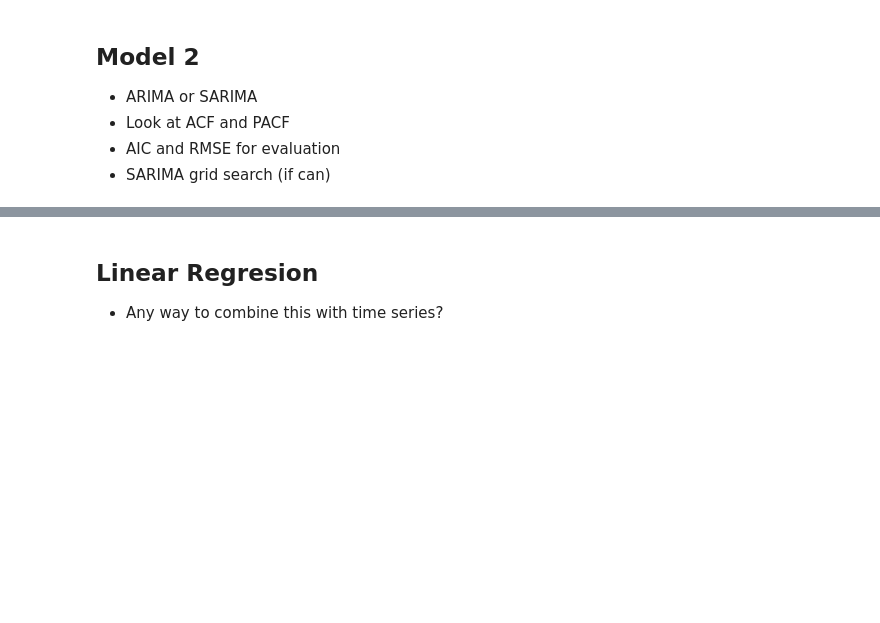
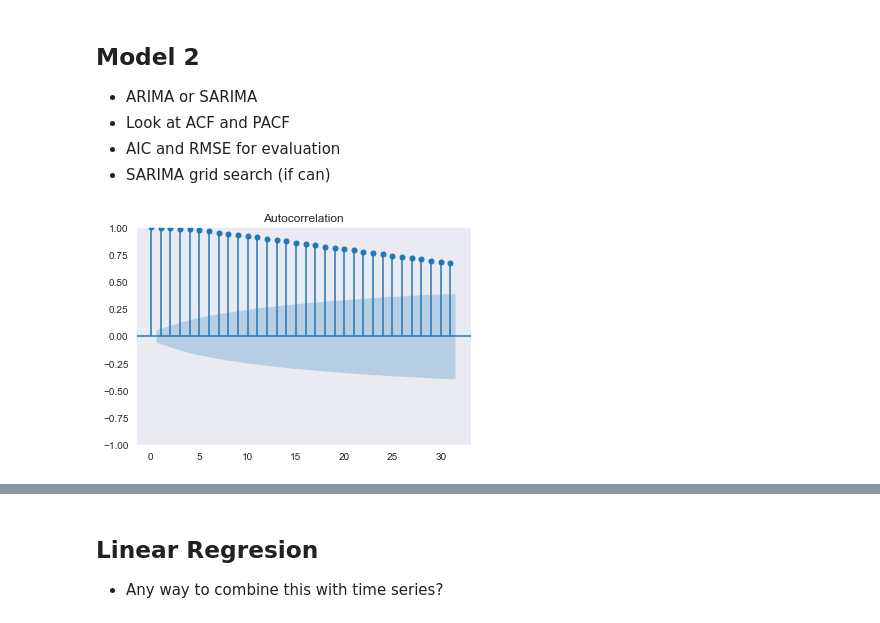
Before and after one commit to Bella3s/Covid-19-Time-Series-Modeling, a Jupyter notebook: index.ipynb, the cells around one changed output, grey strips where cells are left out. Cells and saved outputs as stored; diff of their text form; code cells hidden in the pictures; blank space fills up the shorter version.

```diff
--- a/index.ipynb
+++ b/index.ipynb
@@ -1011,3 +1068,9 @@ ax.plot(residuals.index, residuals.rolling(30).var());
 - Look at ACF and PACF
 - AIC and RMSE for evaluation
 - SARIMA grid search (if can)
+# %%
+# ACF
+fig, ax = plt.subplots()
+plot_acf(train['new_deaths_smoothed'], ax=ax);
+# %% [output]
+[figure, added]
```
Also changed, not shown: parts of 30 cells of this notebook.
